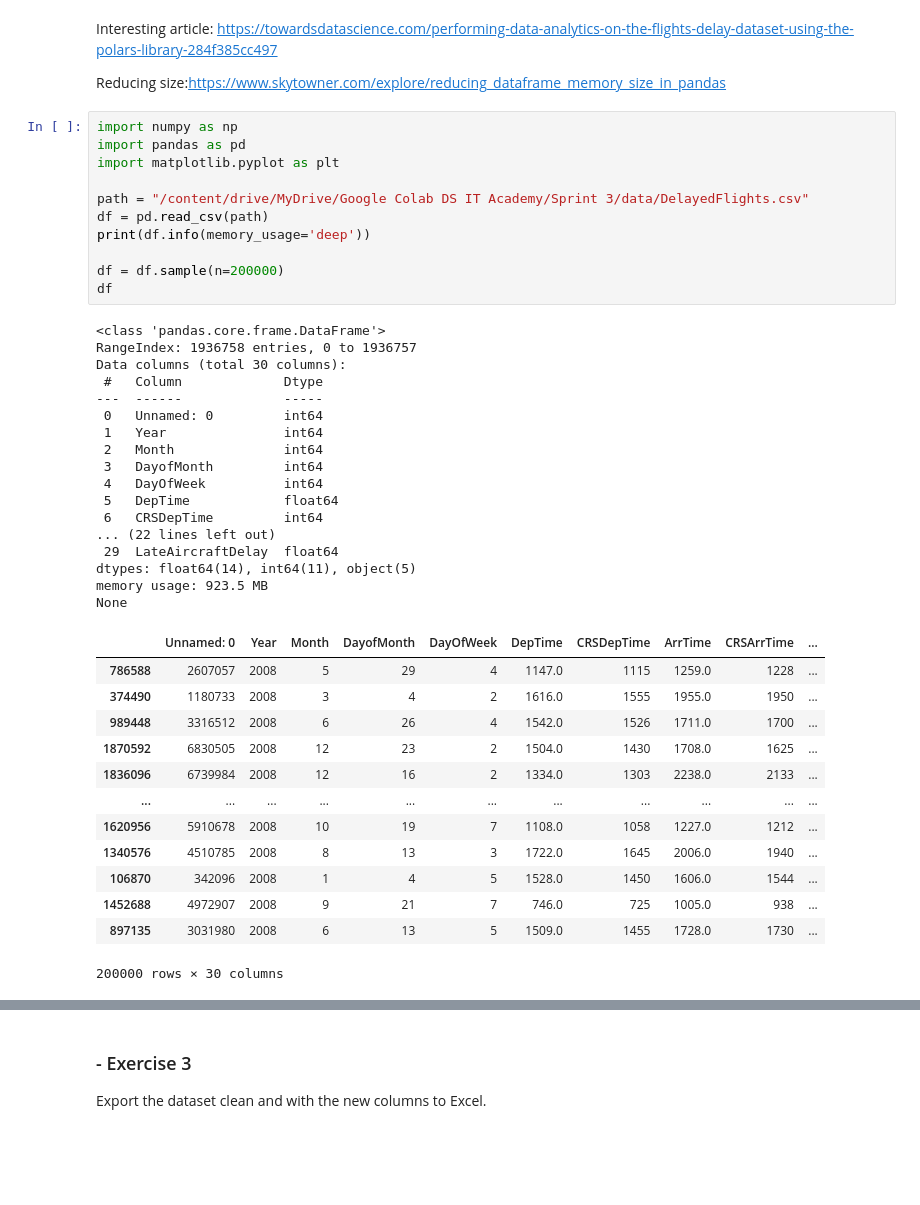
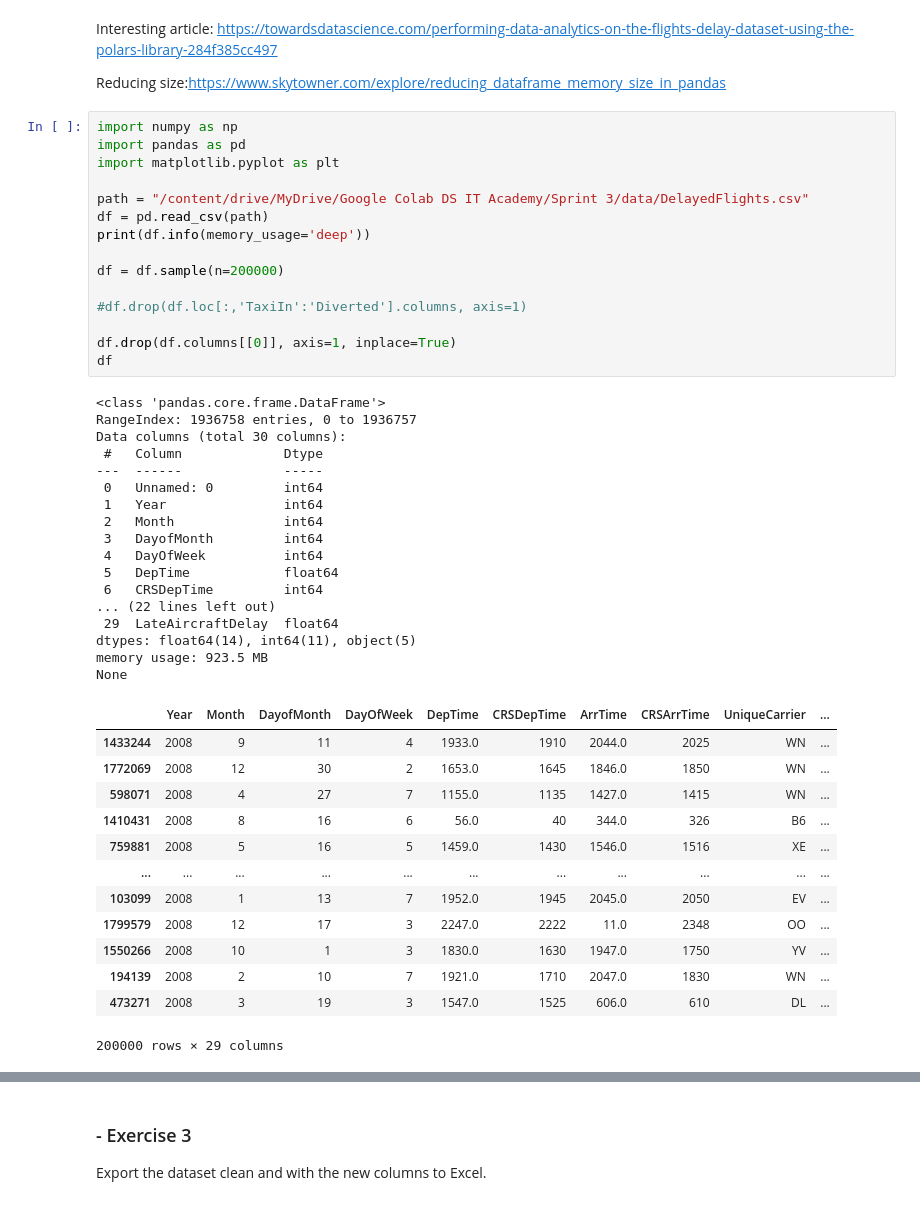
Before and after one commit to ddenebb/programacio_numerica, a Jupyter notebook: Tasca_M3_T02.ipynb, the cells around one changed output, grey strips where cells are left out. Saved outputs shown, nothing was run; the diff lists cells and outputs as text; blank space fills up the shorter version.

```diff
--- a/Tasca_M3_T02.ipynb
+++ b/Tasca_M3_T02.ipynb
@@ -30,45 +79,49 @@ Reducing size:https://www.skytowner.com/explore/reducing_dataframe_memory_size_i
 # %%
 import numpy as np
 import pandas as pd
 import matplotlib.pyplot as plt
 
 path = "/content/drive/MyDrive/Google Colab DS IT Academy/Sprint 3/data/DelayedFlights.csv"
 df = pd.read_csv(path)
 print(df.info(memory_usage='deep'))
 
 df = df.sample(n=200000)
+
+#df.drop(df.loc[:,'TaxiIn':'Diverted'].columns, axis=1)
+
+df.drop(df.columns[[0]], axis=1, inplace=True)
 df
 # %% [output]
 <class 'pandas.core.frame.DataFrame'>
 RangeIndex: 1936758 entries, 0 to 1936757
 Data columns (total 30 columns):
  #   Column             Dtype
 ---  ------             -----
  0   Unnamed: 0         int64
  1   Year               int64
  2   Month              int64
  3   DayofMonth         int64
  4   DayOfWeek          int64
  5   DepTime            float64
  6   CRSDepTime         int64
 ... (22 lines left out)
  29  LateAircraftDelay  float64
 dtypes: float64(14), int64(11), object(5)
 memory usage: 923.5 MB
 None
-|  | Unnamed: 0 | Year | Month | DayofMonth | DayOfWeek | DepTime | CRSDepTime | ArrTime | CRSArrTime | ... |
-| 786588 | 2607057 | 2008 | 5 | 29 | 4 | 1147.0 | 1115 | 1259.0 | 1228 | ... |
-| 374490 | 1180733 | 2008 | 3 | 4 | 2 | 1616.0 | 1555 | 1955.0 | 1950 | ... |
-| 989448 | 3316512 | 2008 | 6 | 26 | 4 | 1542.0 | 1526 | 1711.0 | 1700 | ... |
-| 1870592 | 6830505 | 2008 | 12 | 23 | 2 | 1504.0 | 1430 | 1708.0 | 1625 | ... |
-| 1836096 | 6739984 | 2008 | 12 | 16 | 2 | 1334.0 | 1303 | 2238.0 | 2133 | ... |
+|  | Year | Month | DayofMonth | DayOfWeek | DepTime | CRSDepTime | ArrTime | CRSArrTime | UniqueCarrier | ... |
+| 1433244 | 2008 | 9 | 11 | 4 | 1933.0 | 1910 | 2044.0 | 2025 | WN | ... |
+| 1772069 | 2008 | 12 | 30 | 2 | 1653.0 | 1645 | 1846.0 | 1850 | WN | ... |
+| 598071 | 2008 | 4 | 27 | 7 | 1155.0 | 1135 | 1427.0 | 1415 | WN | ... |
+| 1410431 | 2008 | 8 | 16 | 6 | 56.0 | 40 | 344.0 | 326 | B6 | ... |
+| 759881 | 2008 | 5 | 16 | 5 | 1459.0 | 1430 | 1546.0 | 1516 | XE | ... |
 | ... | ... | ... | ... | ... | ... | ... | ... | ... | ... | ... |
-| 1620956 | 5910678 | 2008 | 10 | 19 | 7 | 1108.0 | 1058 | 1227.0 | 1212 | ... |
-| 1340576 | 4510785 | 2008 | 8 | 13 | 3 | 1722.0 | 1645 | 2006.0 | 1940 | ... |
-| 106870 | 342096 | 2008 | 1 | 4 | 5 | 1528.0 | 1450 | 1606.0 | 1544 | ... |
-| 1452688 | 4972907 | 2008 | 9 | 21 | 7 | 746.0 | 725 | 1005.0 | 938 | ... |
-| 897135 | 3031980 | 2008 | 6 | 13 | 5 | 1509.0 | 1455 | 1728.0 | 1730 | ... |
+| 103099 | 2008 | 1 | 13 | 7 | 1952.0 | 1945 | 2045.0 | 2050 | EV | ... |
+| 1799579 | 2008 | 12 | 17 | 3 | 2247.0 | 2222 | 11.0 | 2348 | OO | ... |
+| 1550266 | 2008 | 10 | 1 | 3 | 1830.0 | 1630 | 1947.0 | 1750 | YV | ... |
+| 194139 | 2008 | 2 | 10 | 7 | 1921.0 | 1710 | 2047.0 | 1830 | WN | ... |
+| 473271 | 2008 | 3 | 19 | 3 | 1547.0 | 1525 | 606.0 | 610 | DL | ... |
-200000 rows × 30 columns
+200000 rows × 29 columns
 # %% [markdown]
 ### - Exercise 2
 
```
Also changed, not shown: parts of 26 cells of this notebook.
